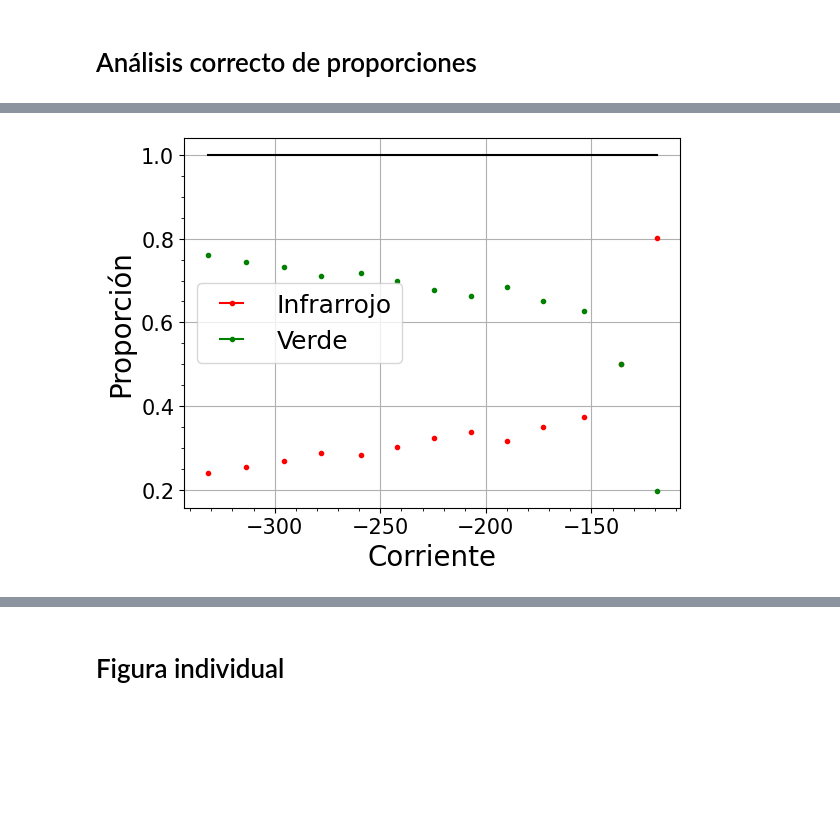
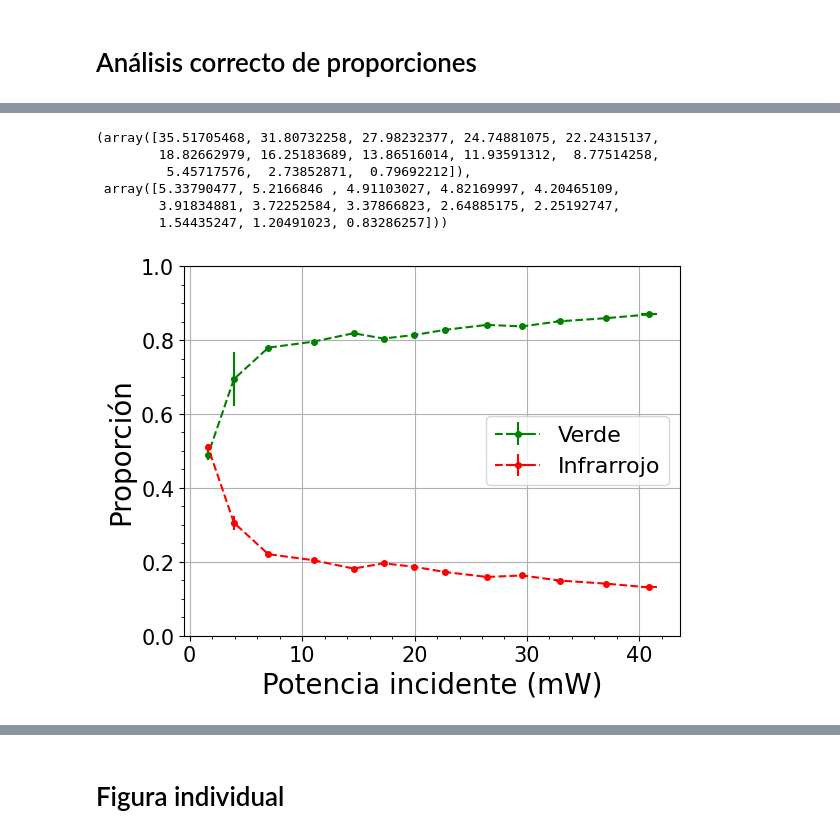
Before and after one commit to DelManuel/Magnetometro-optico, a Jupyter notebook: códigos/analisis_pow_laser.ipynb, the cells around one changed output, grey strips where cells are left out. Cells and saved outputs as stored; diff of their text form; code cells hidden in the pictures; blank space fills up the shorter version.

```diff
--- a/códigos/analisis_pow_laser.ipynb
+++ b/códigos/analisis_pow_laser.ipynb
@@ -253,13 +275,20 @@ np.std(pow_verde/pow_rojo, ddof = 1)
 # %%
 pow_T, pow_R = dic_pow[f"pow:Verde transmitido"][:13], dic_pow[f"pow:Verde reflejado"][:13] #pow_verde, pow_rojo
 corr = corr_values[:13]
-resp_V = 3.015
-resp_R = 3.03
+resp_V = 1#3.015
+resp_R = 1#3.03
+
 # No polarizada
 t_V = 1.262862413/100
 t_R = 67.65880182/100
 r_V = 98.78617556/100
 r_R = 31.94356449/100
+
+# P polarizada
+t_V = 2.436381032/100
+t_R = 82.0684772/100
+r_V = 97.64165045/100
+r_R = 18.160778/100
 
 # S polarizada
 t_V = 0.08934379369/100
@@ -273,25 +302,41 @@ c = r_V/resp_V
 d = r_R/resp_R
 # %%
 corr = (dic_pow[f"corr:Verde transmitido"][:13]+dic_pow[f"corr:Verde reflejado"][:13])/2
-corr_err = np.sqrt(((dic_pow[f"corr:Verde transmitido"][:13]-corr)**2+(dic_pow[f"corr:Verde reflejado"][:13]-corr)**2)/1)
+corr_err = np.sqrt(((dic_pow[f"corr:Verde transmitido"][:13]-corr)**2+(dic_pow[f"corr:Verde reflejado"][:13]-corr)**2))
 
 pow_T_err = dic_pow[f"sigma:Verde transmitido"][:13]
 pow_R_err = dic_pow[f"sigma:Verde reflejado"][:13]
 # %%
 R_real = (pow_R-pow_T*c/a)/(d-b*c/a)
-V_real = (pow_T-R_real*b)/a
+V_real = (pow_R-pow_T*d/b)/(c-d*a/b) #(pow_T-R_real*b)/a
 
 I = V_real+R_real
 # I /= np.max(I)
 
-V_real_err = np.sqrt((a*pow_R_err)**2)
+R_real_err = np.sqrt((pow_R_err/(d-b*c/a))**2+((pow_T_err*c/a)/(d-b*c/a))**2-2*cov*((c/a)/((d-b*c/a)**2)))
+V_real_err = np.sqrt((pow_R_err/(c-d*a/b))**2+((pow_T_err*d/b)/(c-d*a/b))**2-2*cov*((d/b))/((c-d*a/b)**2))
+
+I_err = np.sqrt((V_real_err)**2+(R_real_err)**2)
+# %%
+V_err_norm = np.sqrt((V_real_err/I)**2+(V_real*I_err/(I**2))**2)
+R_err_norm = np.sqrt((R_real_err/I)**2+(R_real*I_err/(I**2))**2)
+# %%
+V_real, R_real
+# %% [output]
+(array([35.51705468, 31.80732258, 27.98232377, 24.74881075, 22.24315137,
+        18.82662979, 16.25183689, 13.86516014, 11.93591312,  8.77514258,
+         5.45717576,  2.73852871,  0.79692212]),
+ array([5.33790477, 5.2166846 , 4.91103027, 4.82169997, 4.20465109,
+        3.91834881, 3.72252584, 3.37866823, 2.64885175, 2.25192747,
+        1.54435247, 1.20491023, 0.83286257]))
 # %%
-plt.errorbar(corr,R_real/I,xerr = corr_err,fmt =".", color = "r", label = "Infrarrojo")
-plt.errorbar(corr,V_real/I,xerr = corr_err,fmt =".", color = "g", label = "Verde")
-plt.plot(corr,(V_real+R_real)/I, color = "k")
-plt.xlabel("Corriente")
+plt.errorbar(np.abs(I),V_real/I,xerr = corr_err, yerr = V_err_norm,fmt =".--", color = "g", label = "Verde", ms = 8)
+plt.errorbar(np.abs(I),R_real/I,xerr = corr_err, yerr= R_err_norm,fmt =".--", color = "r", label = "Infrarrojo", ms = 8)
+# plt.plot(corr,(V_real+R_real)/I, color = "k", label = "Suma")
+plt.xlabel("Potencia incidente (mW)")
 plt.ylabel("Proporción")
-plt.legend()
+plt.legend(fontsize = 16)
+plt.ylim([0,1])
 plt.show()
 # %% [output]
-[figure, old version]
+[figure, new version]
```
Also changed, not shown: parts of 13 cells of this notebook, 14 other files.
